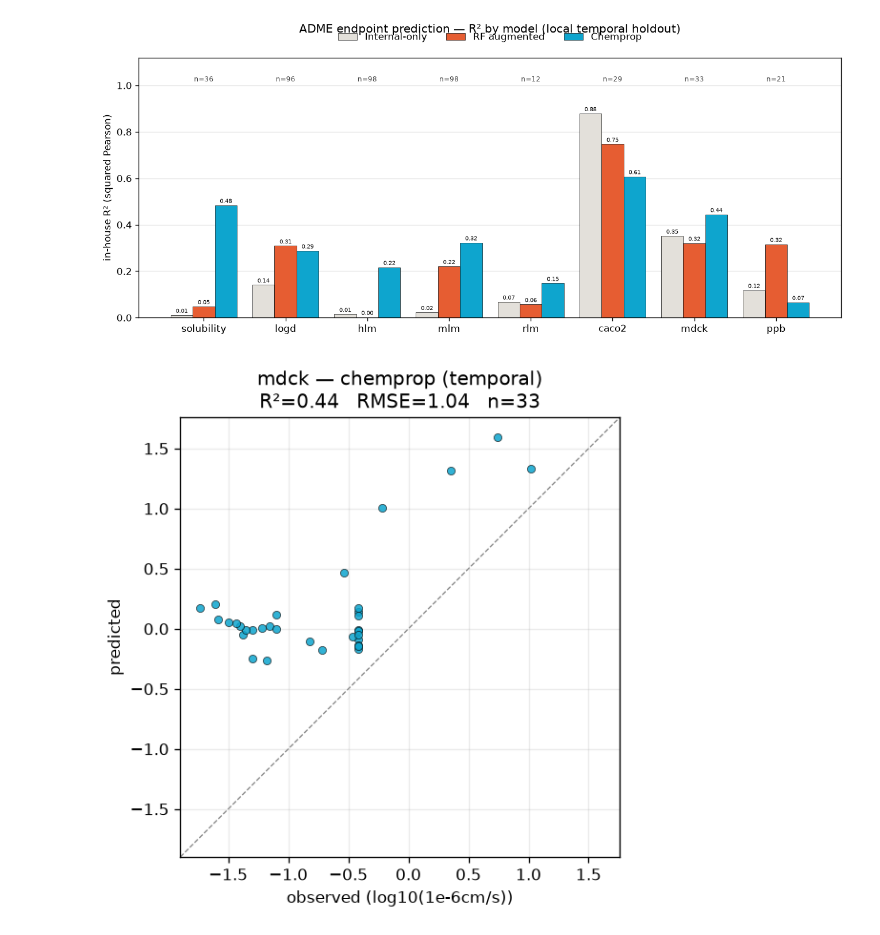
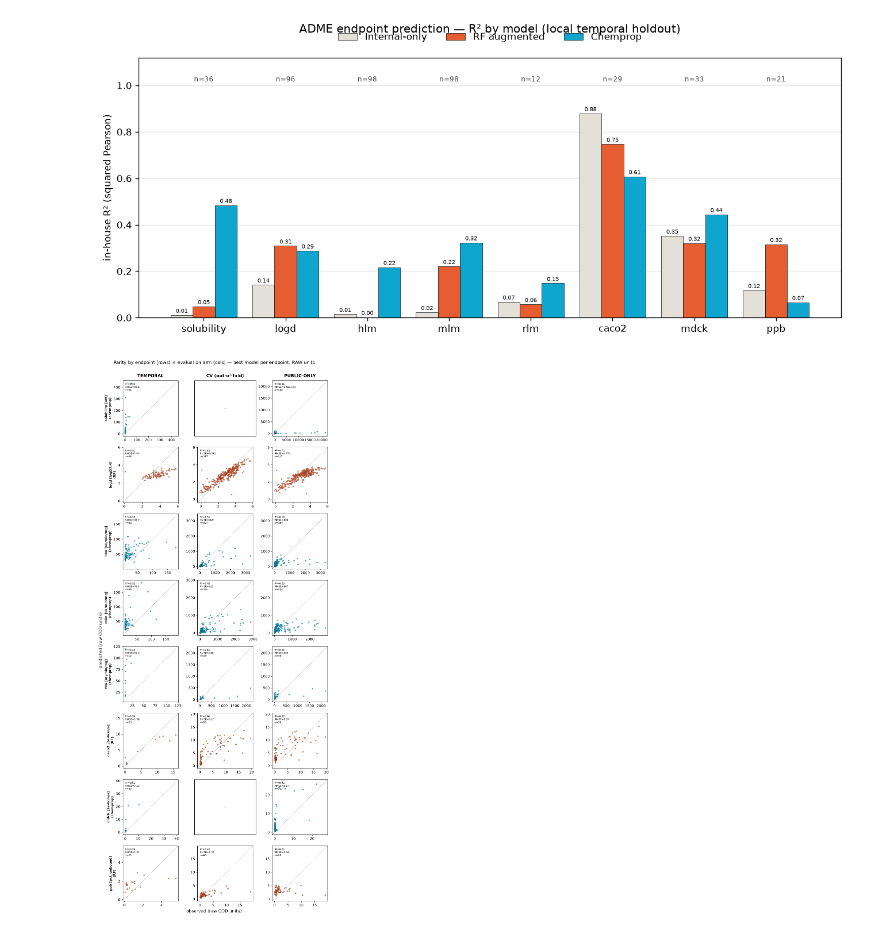
Before and after one commit to gtamo39/ADME_ML, a Jupyter notebook: vignettes/Summary_results.ipynb, the cells around one changed output. Saved outputs shown, nothing was run; the diff lists cells and outputs as text; code cells hidden in the pictures.

Commit message:
push before adme_preds systematization

```diff
--- a/vignettes/Summary_results.ipynb
+++ b/vignettes/Summary_results.ipynb
@@ -118,47 +145,49 @@ plt.tight_layout(); plt.show()
 # %% [output]
 [figure]
 # %%
-## plot parity plot for chosen endpoint and model:  (model: 'internal' | 'RF' | 'chemprop'; arm: 'temporal' | 'cv' | 'public_only')
-ENDPOINT, MODEL, ARM = 'mdck', 'chemprop', 'temporal'   # <-- choose here
+## parity grid: endpoint (rows) x evaluation arm (cols) — best model per endpoint, RAW CDD units
+cfg = yaml.safe_load(open('config/config.yaml')); palette = cfg['SERAC_C']; EPCFG = cfg['ADME_ENDPOINTS']
+winners = cfg['PUBLIC_TO_INTERNAL']['winners']                       # best model/grouping per endpoint
+ADME8, ARMS = ['solubility', 'logd', 'hlm', 'mlm', 'rlm', 'caco2', 'mdck', 'ppb'], ['temporal', 'cv', 'public_only']
+ARM_LABEL = {'temporal': 'TEMPORAL', 'cv': 'CV (out-of-fold)', 'public_only': 'PUBLIC-ONLY'}
+INV = {'identity': lambda y: y, 'log10': lambda y: 10.0 ** y, 'logit_pct': lambda y: 100.0 / (1.0 + 10.0 ** (-y))}
 
-cfg = yaml.safe_load(open('config/config.yaml')); palette = cfg['SERAC_C']
-CP_GRP = {'hlm': 'clearance', 'mlm': 'clearance', 'rlm': 'clearance'}          # else all8
-COLOR = {'internal': palette['paper'], 'RF': palette['ember'], 'chemprop': palette['azure']}
+def _path(ep, arm):                                                  # -> (parquet path, color) for the endpoint's best model
+    w = winners[ep]
+    if w['model'] == 'chemprop':
+        tag = {'temporal': 'temporal', 'cv': 'cv', 'public_only': 'publiconly'}[arm]
+        return f"output/predictions_runs_chemprop/{ep}/pred_{w['grouping']}_{tag}.parquet", palette['azure']
+    if arm == 'public_only':
+        return f'output/predictions_runs/{ep}/pred_public_only.parquet', palette['ember']
+    a = 'augmented_temporal_noADM' if (ep == 'caco2' and arm == 'temporal') else f'augmented_{arm}'
+    return f'output/predictions_runs/{ep}/pred_{a}.parquet', palette['ember']
 
-def _munit(ep):
-    c = cfg['ADME_ENDPOINTS'][ep]
-    return {'identity': c['unit'], 'log10': f"log10({c['unit']})", 'logit_pct': 'logit(fu)'}.get(c['transform'], c['unit'])
-
-def _pred_path(ep, model, arm):
-    if model == 'internal':
-        return f'output/predictions_runs/{ep}/pred_internal_{arm}.parquet'
-    if model == 'RF':
-        if arm == 'public_only':
-            return f'output/predictions_runs/{ep}/pred_public_only.parquet'
-        a = 'augmented_temporal_noADM' if (ep == 'caco2' and arm == 'temporal') else f'augmented_{arm}'
-        return f'output/predictions_runs/{ep}/pred_{a}.parquet'
-    grp = CP_GRP.get(ep, 'all8')                                                # chemprop winning grouping
-    return f"output/predictions_runs_chemprop/{ep}/pred_{grp}_{ {'public_only':'publiconly'}.get(arm, arm) }.parquet"
-
-def parity(ep, model, arm='temporal'):
-    path = _pred_path(ep, model, arm)
-    if not os.path.exists(path):
-        print('not found:', path, '\navailable for', ep, ':')
-        print(*[os.path.basename(p) for p in glob(f'output/predictions_runs*/{ep}/pred_*.parquet')], sep='\n')
-        return
-    d = pd.read_parquet(path).dropna(subset=['real_y', 'pred_y'])
-    r2 = stats_tools.rsquared(d['real_y'], d['pred_y'])                         # in-house squared Pearson
-    rmse = float(np.sqrt(((d['real_y'] - d['pred_y']) ** 2).mean()))
-    lo, hi = min(d['real_y'].min(), d['pred_y'].min()), max(d['real_y'].max(), d['pred_y'].max())
-    pad = 0.05 * (hi - lo); lo, hi = lo - pad, hi + pad
-    fig, ax = plt.subplots(figsize=(5, 5), dpi=120)
-    ax.plot([lo, hi], [lo, hi], '--', lw=0.8, c='#888', zorder=0)
-    ax.scatter(d['real_y'], d['pred_y'], s=24, c=COLOR[model], edgecolor='black', linewidth=0.4, alpha=0.85)
-    ax.set_xlim(lo, hi); ax.set_ylim(lo, hi); ax.set_aspect('equal')
-    ax.set_xlabel(f'observed ({_munit(ep)})'); ax.set_ylabel('predicted')
-    ax.set_title(f'{ep} — {model} ({arm})\nR²={r2:.2f}   RMSE={rmse:.2f}   n={len(d)}')
-    ax.grid(alpha=0.25); ax.set_axisbelow(True); plt.tight_layout(); plt.show()
-
-parity(ENDPOINT, MODEL, ARM)
+fig, axes = plt.subplots(len(ADME8), len(ARMS), figsize=(9.5, 22), dpi=100)
+for i, ep in enumerate(ADME8):
+    t, unit = EPCFG[ep]['transform'], EPCFG[ep]['unit']
+    for j, arm in enumerate(ARMS):
+        ax = axes[i, j]
+        path, color = _path(ep, arm)
+        d = pd.read_parquet(path).dropna(subset=['real_y', 'pred_y']) if os.path.exists(path) else pd.DataFrame()
+        if len(d) >= 3 and d['real_y'].nunique() > 1:
+            yo, yp = INV[t](d['real_y'].to_numpy()), INV[t](d['pred_y'].to_numpy())   # -> raw CDD units
+            r2 = stats_tools.rsquared(yo, yp)                        # NOTE: raw-space Pearson r2 is leverage-dominated (see wiki)
+            rmse = float(np.sqrt(((yo - yp) ** 2).mean()))
+            lo, hi = min(yo.min(), yp.min()), max(yo.max(), yp.max()); pad = 0.05 * (hi - lo) or 0.5; lo, hi = lo - pad, hi + pad
+            ax.plot([lo, hi], [lo, hi], '--', lw=0.7, c='#888', zorder=0)
+            ax.scatter(yo, yp, s=12, c=color, edgecolor='black', linewidth=0.25, alpha=0.8)
+            ax.set_xlim(lo, hi); ax.set_ylim(lo, hi); ax.set_aspect('equal'); ax.locator_params(axis='both', nbins=5)
+            ax.text(0.04, 0.96, f'R\u00b2={r2:.2f}\nRMSE={rmse:.3g}\nn={len(d)}', transform=ax.transAxes, va='top', ha='left', fontsize=7)
+        else:
+            ax.text(0.5, 0.5, '—' if d.empty else f'n={len(d)}', ha='center', va='center', transform=ax.transAxes, color='#bbb')
+            ax.set_xticks([]); ax.set_yticks([])
+        if i == 0:
+            ax.set_title(ARM_LABEL[arm], fontsize=12, fontweight='bold', pad=10)
+        if j == 0:
+            m = 'chemprop' if winners[ep]['model'] == 'chemprop' else 'RF'
+            ax.set_ylabel(f'{ep} [{unit}]\n({m})', fontsize=9, fontweight='bold')
+fig.supxlabel('observed (raw CDD units)', fontsize=12); fig.supylabel('predicted (raw CDD units)', fontsize=12)
+fig.suptitle('Parity by endpoint (rows) \u00d7 evaluation arm (cols) — best model per endpoint, RAW units', y=1.002, fontsize=13)
+plt.tight_layout(); plt.show()
 # %% [output]
-[figure, old version]
+[figure, new version]
```
Also changed, not shown: parts of 54 cells of this notebook, 24 other files.
